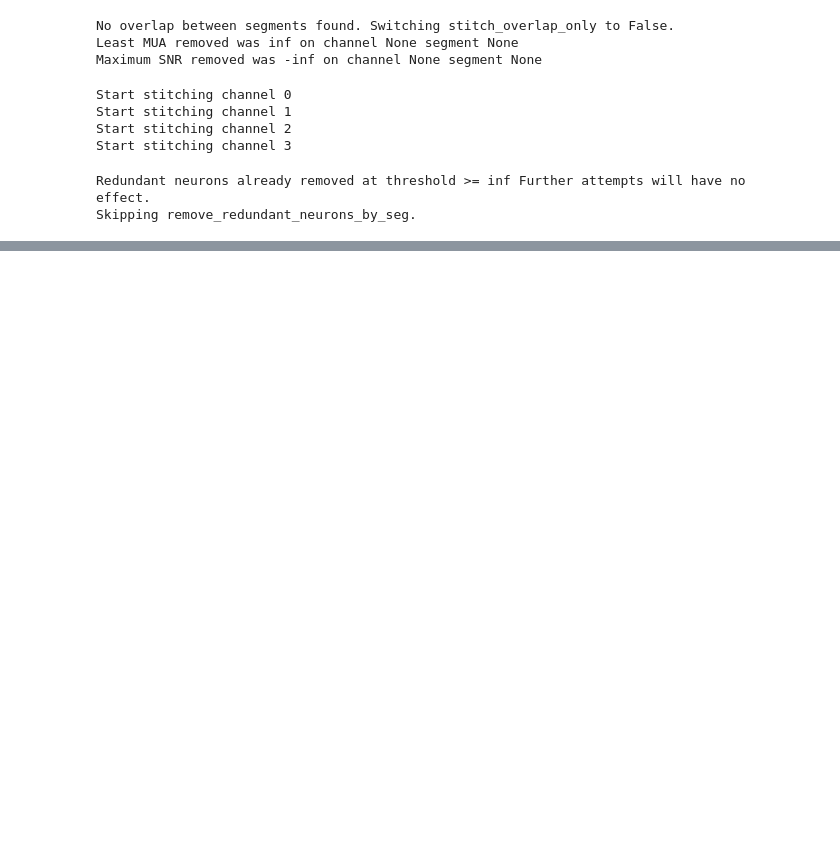
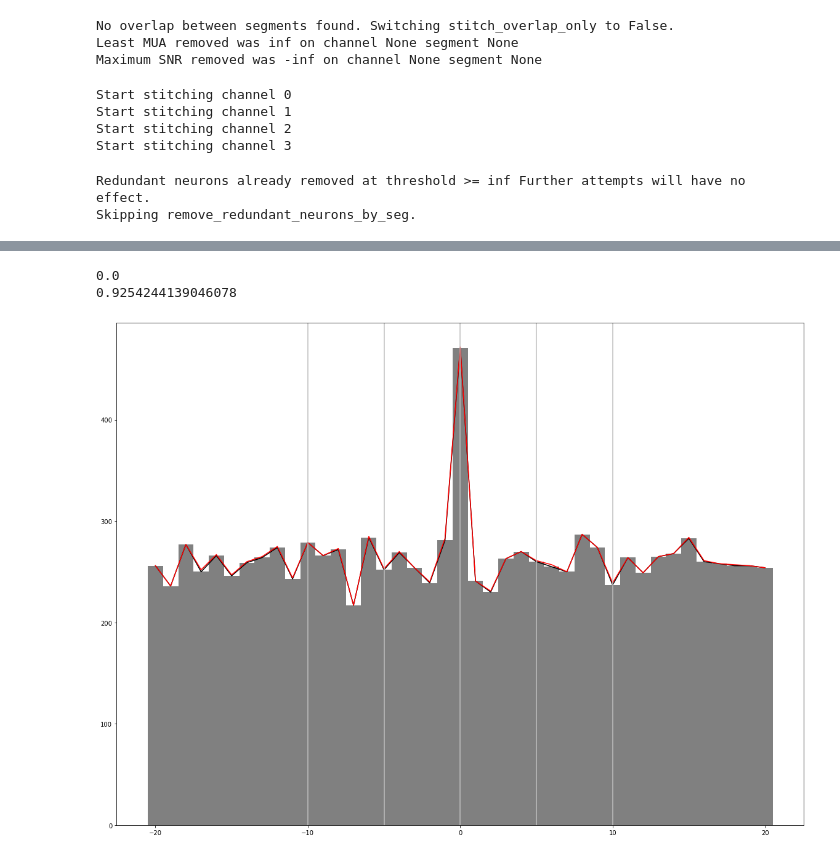
Before and after one commit to njh27/spikesorting_fullpursuit, a Jupyter notebook: demos/Test_Demo.ipynb, the cells around one changed output, grey strips where cells are left out. Drawn from its saved outputs; the diff is of its cells as text; code cells hidden in the pictures; blank space fills up the shorter version.

```diff
--- a/demos/Test_Demo.ipynb
+++ b/demos/Test_Demo.ipynb
@@ -334,10 +228,0 @@ Spike inds go from 1126 to 2399495
-# %%
-num_neuron = 2
-test_num = 2
-tol_inds = 10
-overlapping_spike_bool = fbp.analyze_spike_timing.find_overlapping_spike_bool(test_data.actual_IDs[test_num], neurons[num_neuron]['spike_indices'], overlap_tol=tol_inds)
-true_positives = np.count_nonzero(overlapping_spike_bool)
-
-print("False discoveries are", 100 * (neurons[num_neuron]['spike_indices'].size - true_positives) / neurons[num_neuron]['spike_indices'].size)
-print("True positives are", 100 * true_positives / test_data.actual_IDs[test_num].size)
-print("Spike inds go from", neurons[num_neuron]['spike_indices'][0], "to", neurons[num_neuron]['spike_indices'][-1])
@@ -346,10 +228,0 @@ IndexError: list index out of range
-# %%
-num_neuron = 2
-test_num = 2
-tol_inds = 10
-overlapping_spike_bool = fbp.analyze_spike_timing.find_overlapping_spike_bool(test_data.actual_IDs[test_num], neurons[num_neuron]['spike_indices'], overlap_tol=tol_inds)
-true_positives = np.count_nonzero(overlapping_spike_bool)
-
-print("False discoveries are", 100 * (neurons[num_neuron]['spike_indices'].size - true_positives) / neurons[num_neuron]['spike_indices'].size)
-print("True positives are", 100 * true_positives / test_data.actual_IDs[test_num].size)
-print("Spike inds go from", neurons[num_neuron]['spike_indices'][0], "to", neurons[num_neuron]['spike_indices'][-1])
@@ -466,0 +233,26 @@ True
+# %%
+counts, time_axis = fbp.analyze_spike_timing.zero_symmetric_ccg(neurons[num_1]['spike_indices'], neurons[num_2]['spike_indices'], 20*40, 40)
+center_ind = np.nonzero([time_axis == 0])[1][0]
+if num_1 == num_2:
+    counts[center_ind] = 0
+plt.bar(time_axis, counts, width=1, color=[.5, .5, .5])
+plt.plot(time_axis, counts, color='k')
+
+# CCG for actual data for comparison
+counts, time_axis = fbp.analyze_spike_timing.zero_symmetric_ccg(test_data.actual_IDs[test_match1], test_data.actual_IDs[test_match2], 20*40, 40)
+plt.plot(time_axis, counts, color='r')
+
+plt.axvline(0, color=[.75, .75, .75])
+plt.axvline(10, color=[.75, .75, .75])
+plt.axvline(-10, color=[.75, .75, .75])
+plt.axvline(5, color=[.75, .75, .75])
+plt.axvline(-5, color=[.75, .75, .75])
+# plt.ylim(0, 400)
+fig = plt.gcf()
+fig.set_size_inches(20, 15)
+print(neurons[num_neuron]['fraction_mua'])
+print(counts[center_ind + 1] / np.mean(counts[center_ind+2:]))
+# %% [output]
+0.0
+0.9254244139046078
+[figure, added]
```
Also changed, not shown: parts of 44 cells of this notebook, 3 other files.
